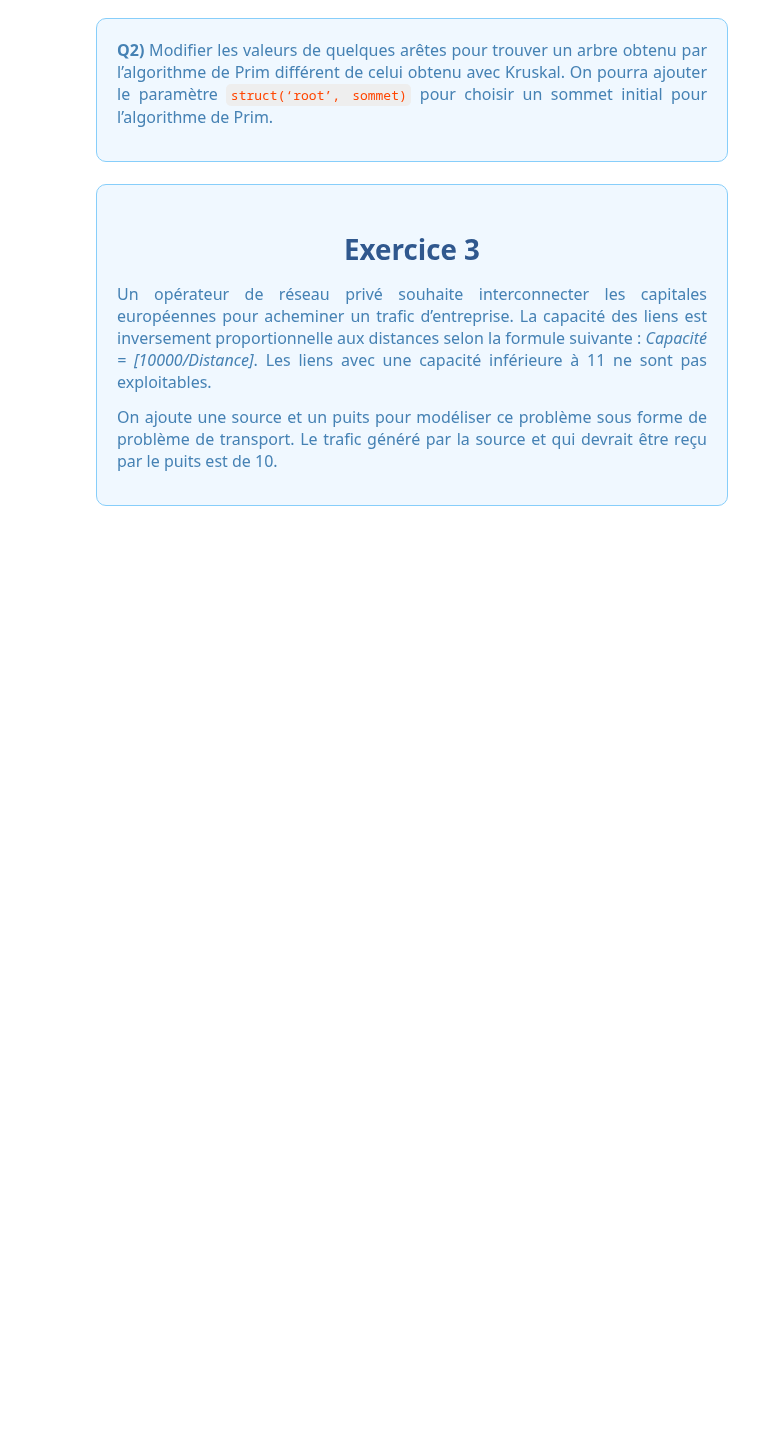
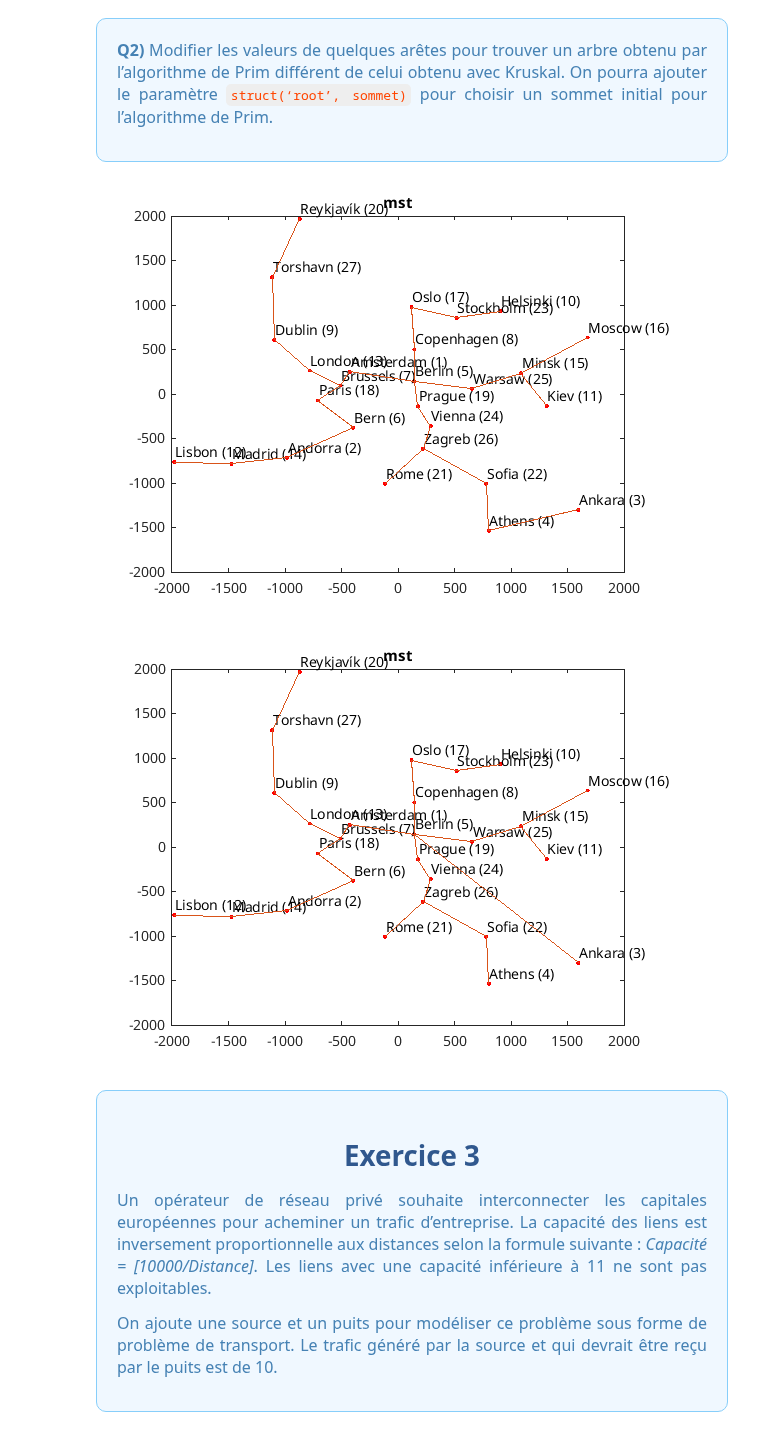
Before and after one commit to NonoLeRobot5255/N7, a Jupyter notebook: 2A/Théorie des graphes/TP/TP_Graphes_2024_2025 2(1)/TP_Graphes_2024_2025/TP_2/TP_2/sujet.ipynb, the cells around one changed output. Drawn from its saved outputs; the diff is of its cells as text; code cells hidden in the pictures; blank space fills up the shorter version.

Commit message:
TP2 théorie des graphes

```diff
--- a/2A/Théorie des graphes/TP/TP_Graphes_2024_2025 2(1)/TP_Graphes_2024_2025/TP_2/TP_2/sujet.ipynb
+++ b/2A/Théorie des graphes/TP/TP_Graphes_2024_2025 2(1)/TP_Graphes_2024_2025/TP_2/TP_2/sujet.ipynb
@@ -172,21 +173,24 @@ viz_mst(G,mst_krustal_1,pos,cities);
 # %%
 %A faire
 %Calcul de l'arbre de poids minimal avec l'algorithme de Prim.
 G_bis = G;
 
-sommet = XXX;
-i =XXX;
-j =XXX;
-G_bis(i,j) = XXX; %Modifier une arrête est suffisant si elle est bien choisie
+sommet = 3;
+i =3;
+j =5;
+G_bis(i,j) = 817; %Modifier une arrête est suffisant si elle est bien choisie
 G_bis(j,i) = G_bis(i,j); %La matrice doit rester symétrique
 mst_prim_1=prim_mst(G_bis,struct('root', sommet));
 
 %Calcul de l'arbre de poids minimal avec l'algorithme Krustal.
 mst_krustal_1=kruskal_mst(G_bis);
 
 %Visualization
-%viz_mst(G_bis,mst_prim_1,pos,cities);
-%viz_mst(G_bis,mst_krustal_1,pos,cities);
+viz_mst(G_bis,mst_prim_1,pos,cities);
+viz_mst(G_bis,mst_krustal_1,pos,cities);
+# %% [output]
+[figure, added]
+[figure, added]
 # %% [markdown]
 <div style="background-color: #f0f8ff; padding: 20px; border-radius: 10px; border: 1px solid #87cefa; font-family: 'Arial', sans-serif; line-height: 1.6;">
 
```
Also changed, not shown: parts of 9 cells of this notebook.
